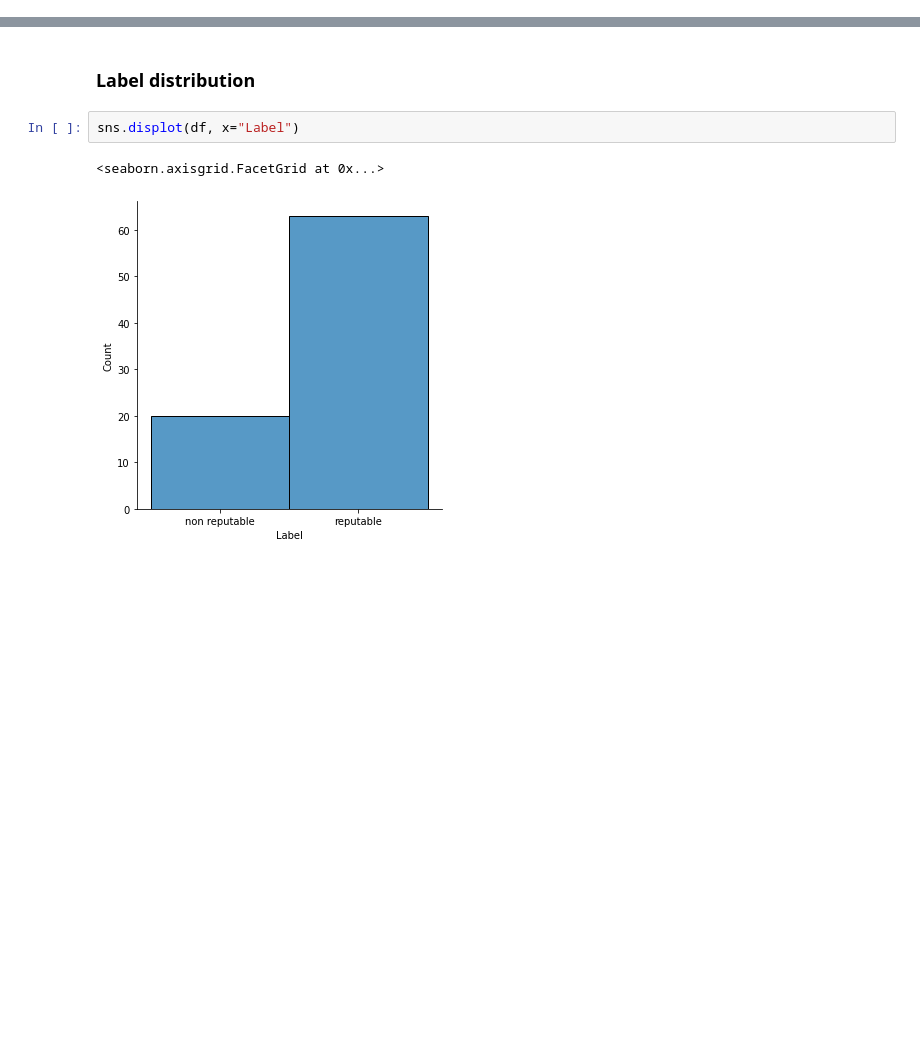
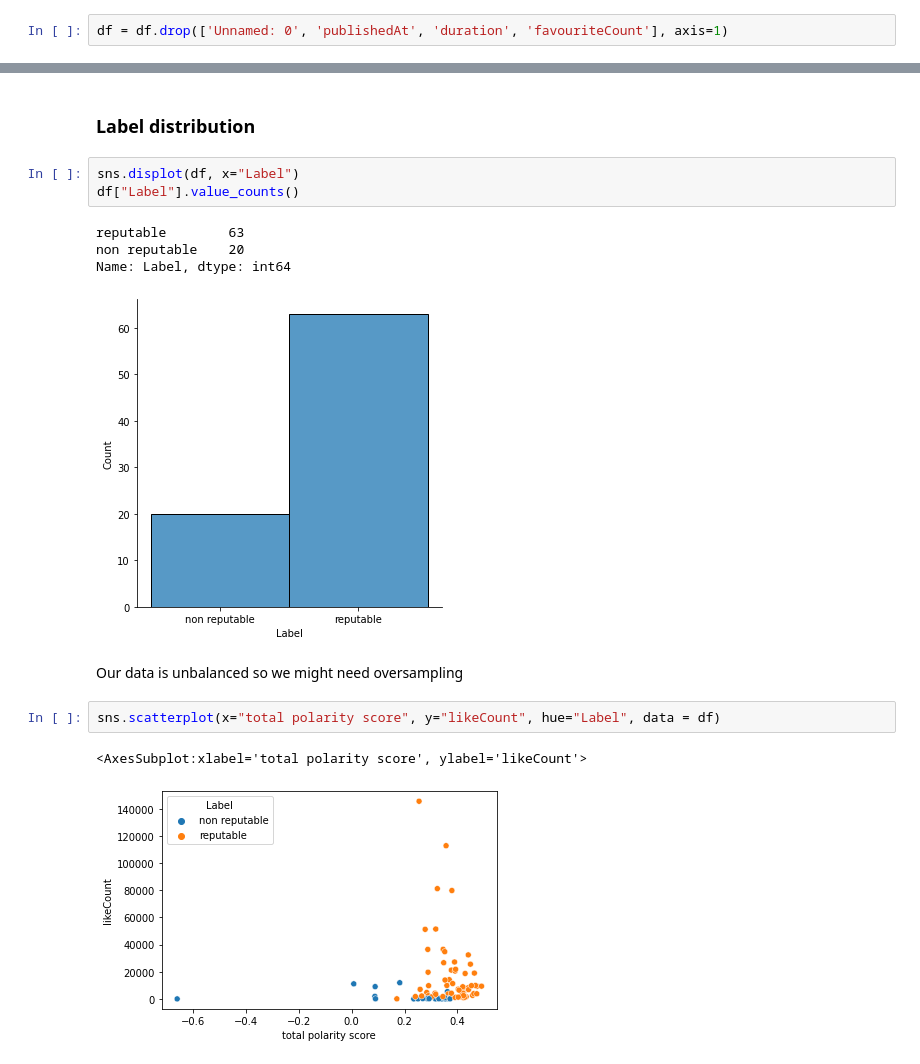
Before and after one commit to mhaln3mi/Youtube-content-quality-classification, a Jupyter notebook: code.ipynb, the cells around one changed output, grey strips where cells are left out. Drawn from its saved outputs; the diff is of its cells as text; blank space fills up the shorter version.

```diff
--- a/code.ipynb
+++ b/code.ipynb
@@ -100,0 +100,2 @@ Add tag count
+# %%
+df = df.drop(['Unnamed: 0', 'publishedAt', 'duration', 'favouriteCount'], axis=1)
@@ -104,6 +109,16 @@ Add tag count
 ### Label distribution
 # %%
 sns.displot(df, x="Label")
+df["Label"].value_counts()
 # %% [output]
-<seaborn.axisgrid.FacetGrid at 0x...>
+reputable        63
+non reputable    20
+Name: Label, dtype: int64
 [figure]
+# %% [markdown]
+Our data is unbalanced so we might need oversampling
+# %%
+sns.scatterplot(x="total polarity score", y="likeCount", hue="Label", data = df)
+# %% [output]
+<AxesSubplot:xlabel='total polarity score', ylabel='likeCount'>
+[figure, added]
```
Also changed, not shown: parts of 3 cells of this notebook.
